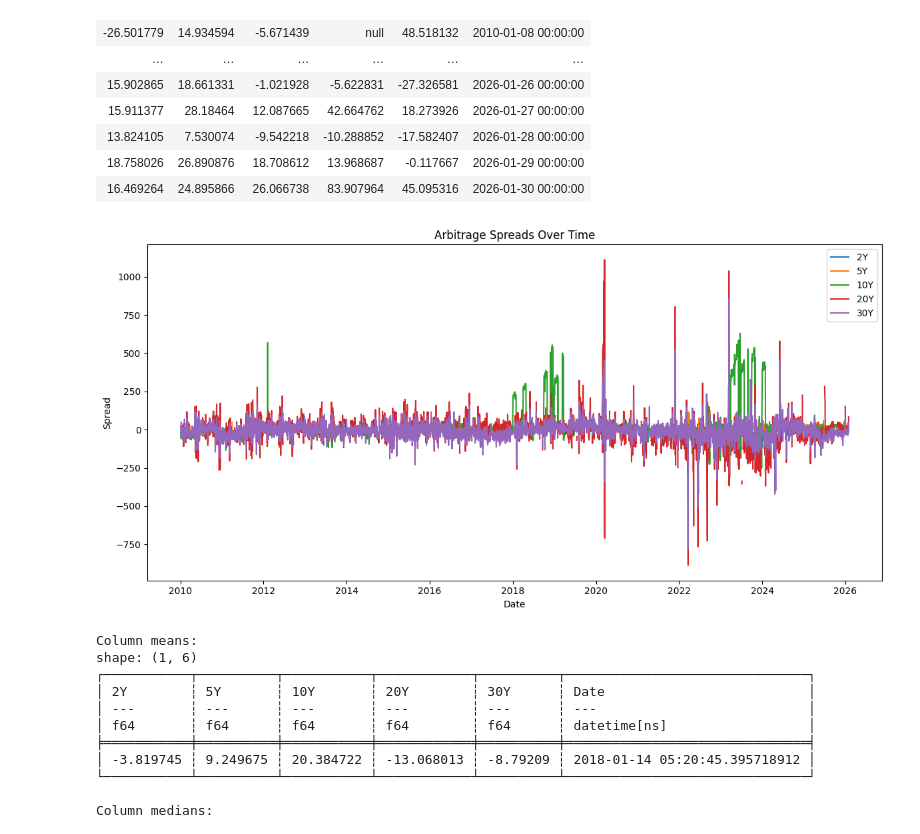
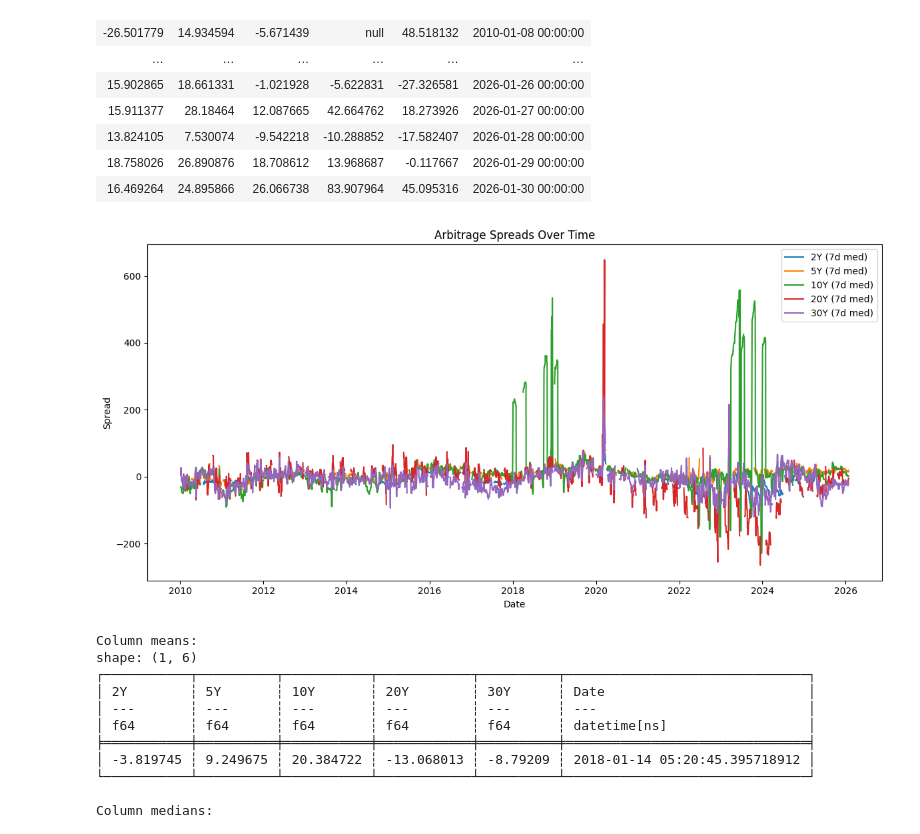
Before and after one commit to maxz073/p10_Siriwardane_et_al_2026, a Jupyter notebook: src/check.ipynb, the cells around one changed output. Drawn from its saved outputs; the diff is of its cells as text; code cells hidden in the pictures.

```diff
--- a/src/check.ipynb
+++ b/src/check.ipynb
@@ -345,32 +345,39 @@ mine = df_spreads['2Y']
 # %%
 import matplotlib.pyplot as plt
 
 import polars as pl
 
 # Check dtype and only convert to datetime if needed
 date_dtype = df_spreads.schema["Date"]
 
 # In polars, the dtype will be pl.Datetime if already correct.
 if date_dtype != pl.Datetime:
     df_spreads = df_spreads.with_columns(
         pl.col("Date").str.to_datetime().alias("Date")
     )
 
 # Collect data for plotting using polars (avoid pandas conversion)
 date = df_spreads["Date"].to_numpy()
 columns = [col for col in df_spreads.columns if col != "Date"]
 
 plt.figure(figsize=(12, 6))
 for col in columns:
-    plt.plot(date, df_spreads[col].to_numpy(), label=col)
+    # Plot 7-day rolling median instead of raw values
+    plt.plot(
+        date,
+        df_spreads.with_columns(
+            pl.col(col).rolling_median(7, center=True).alias(col)
+        )[col].to_numpy(),
+        label=f"{col} (7d med)"
+    )
 plt.xlabel("Date")
 plt.ylabel("Spread")
 plt.title("Arbitrage Spreads Over Time")
 plt.legend()
 plt.tight_layout()
 plt.show()
 # %% [output]
-[figure, old version]
+[figure, new version]
 # %%
 df_spreads_mean = df_spreads.mean()
 df_spreads_median = df_spreads.median()
```
Also changed, not shown: parts of 3 cells of this notebook, 1 other file.
